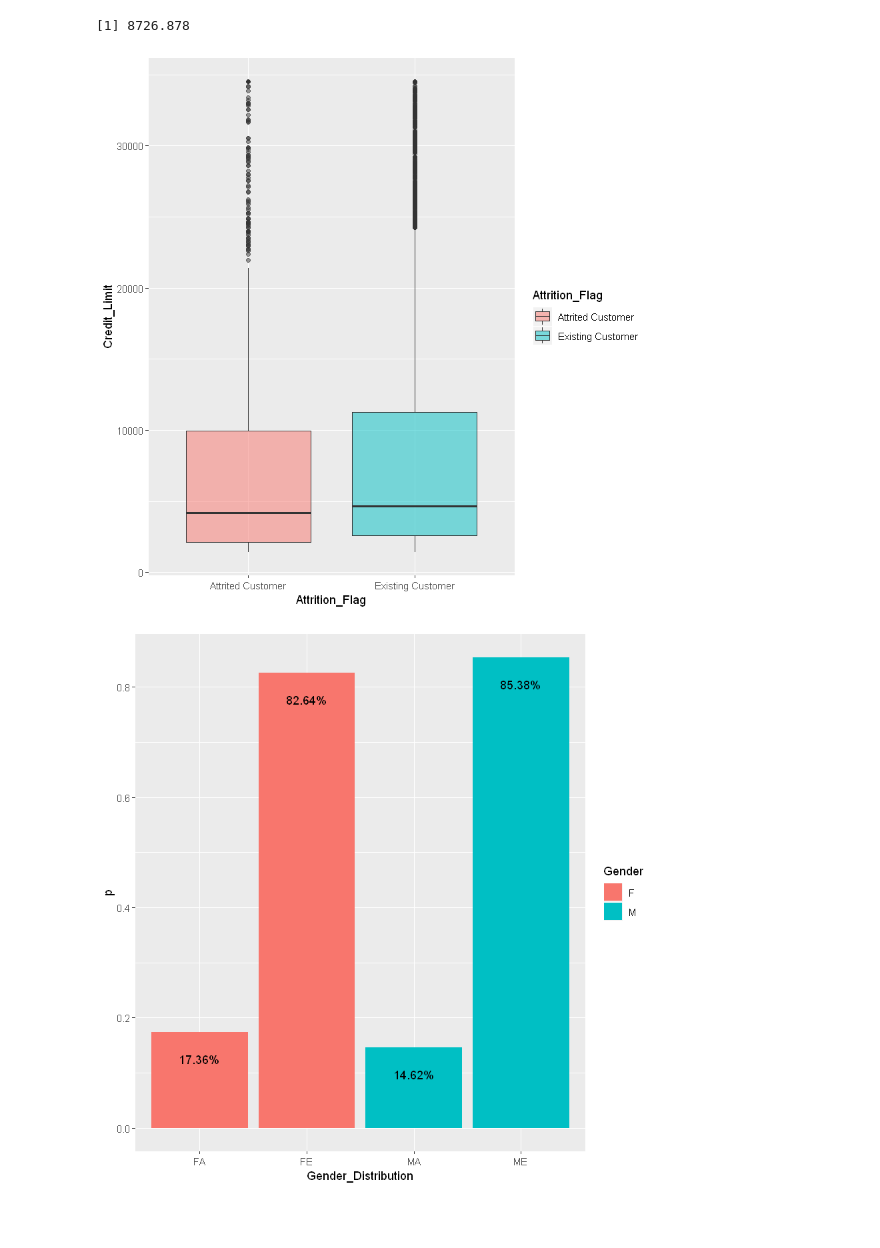
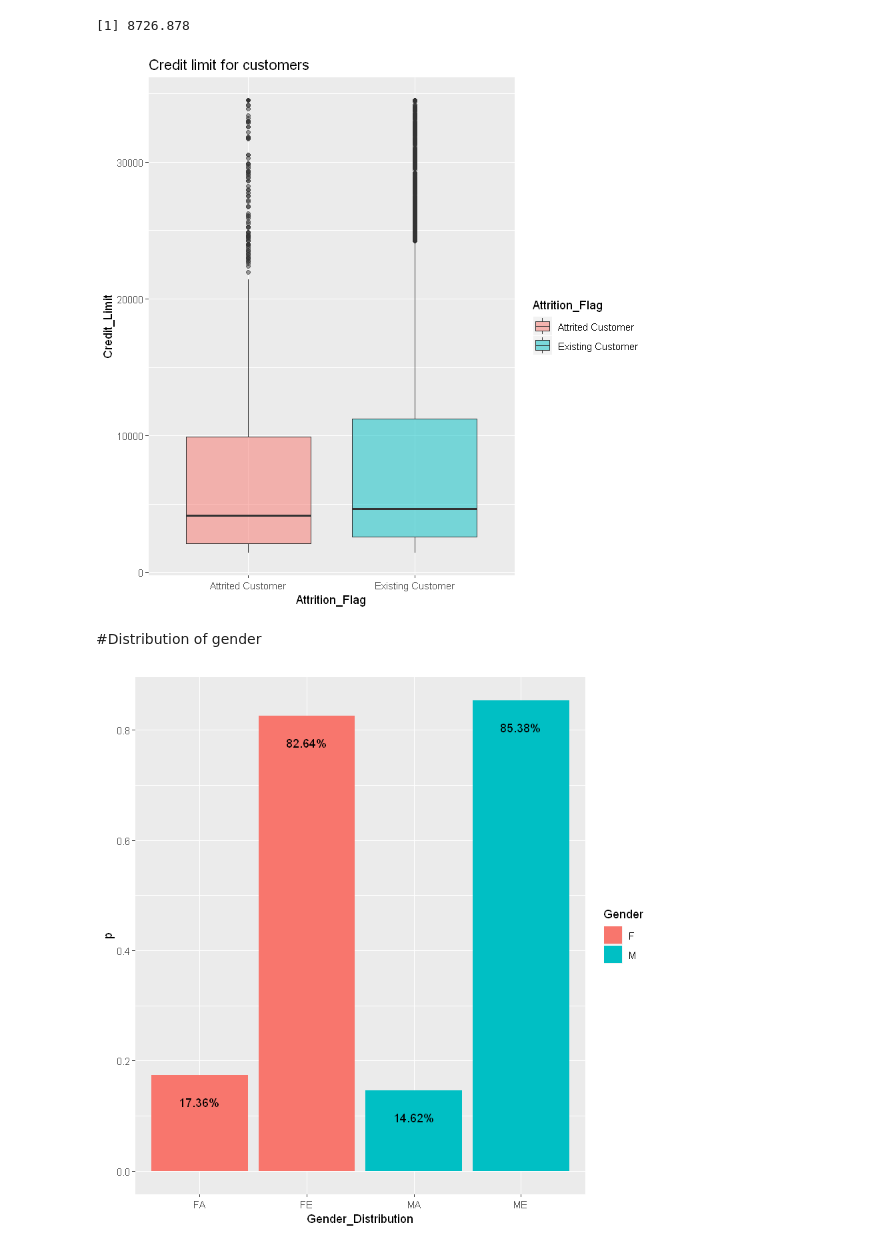
Before and after one commit to WeAreVR/Biba, a Jupyter notebook: BIBA.ipynb, the cells around one changed output. Cells and saved outputs as stored; diff of their text form; code cells hidden in the pictures; blank space fills up the shorter version.

```diff
--- a/BIBA.ipynb
+++ b/BIBA.ipynb
@@ -244,11 +237,14 @@ mean(dataset[dataset$Attrition_Flag == 'Existing Customer','Credit_Limit'])
 # %%
 dataset%>%
 #filter(Attrition_Flag)%>%
 #ggplot(aes(x=Attrition_Flag,y=Credit_Limit,col=Attrition_Flag))+
 ggplot(aes(x=Attrition_Flag,y=Credit_Limit,fill=Attrition_Flag))+
-geom_boxplot(alpha=0.5)
+geom_boxplot(alpha=0.5)+
+ggtitle("Credit limit for customers")
 # %% [output]
-[figure, old version]
+[figure, new version]
+# %% [markdown]
+#Distribution of gender
 # %%
 df1 <-dataset %>%
 filter(Attrition_Flag== "Attrited Customer"|Attrition_Flag== "Existing Customer")%>%
```
Also changed, not shown: parts of 10 cells of this notebook.
